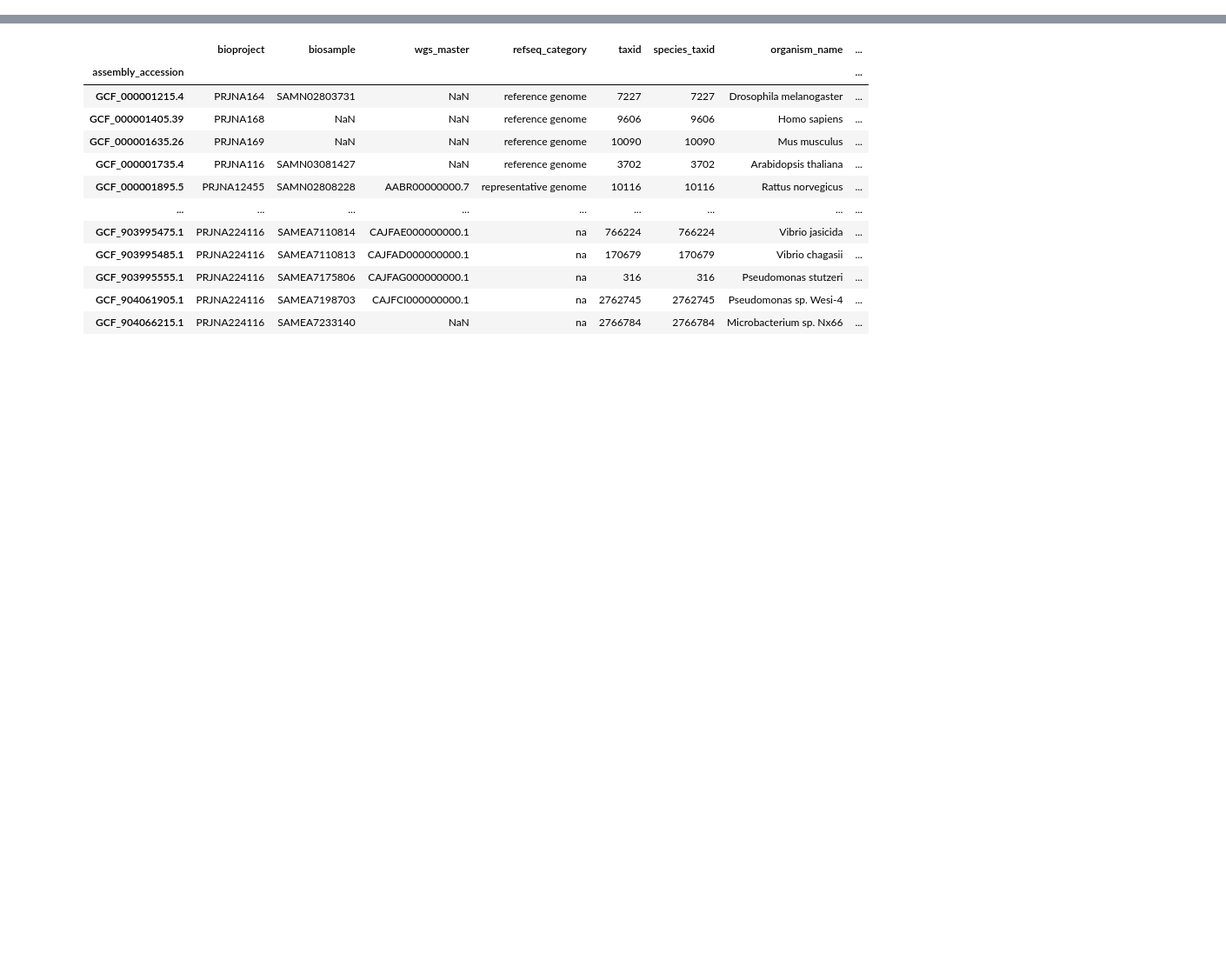
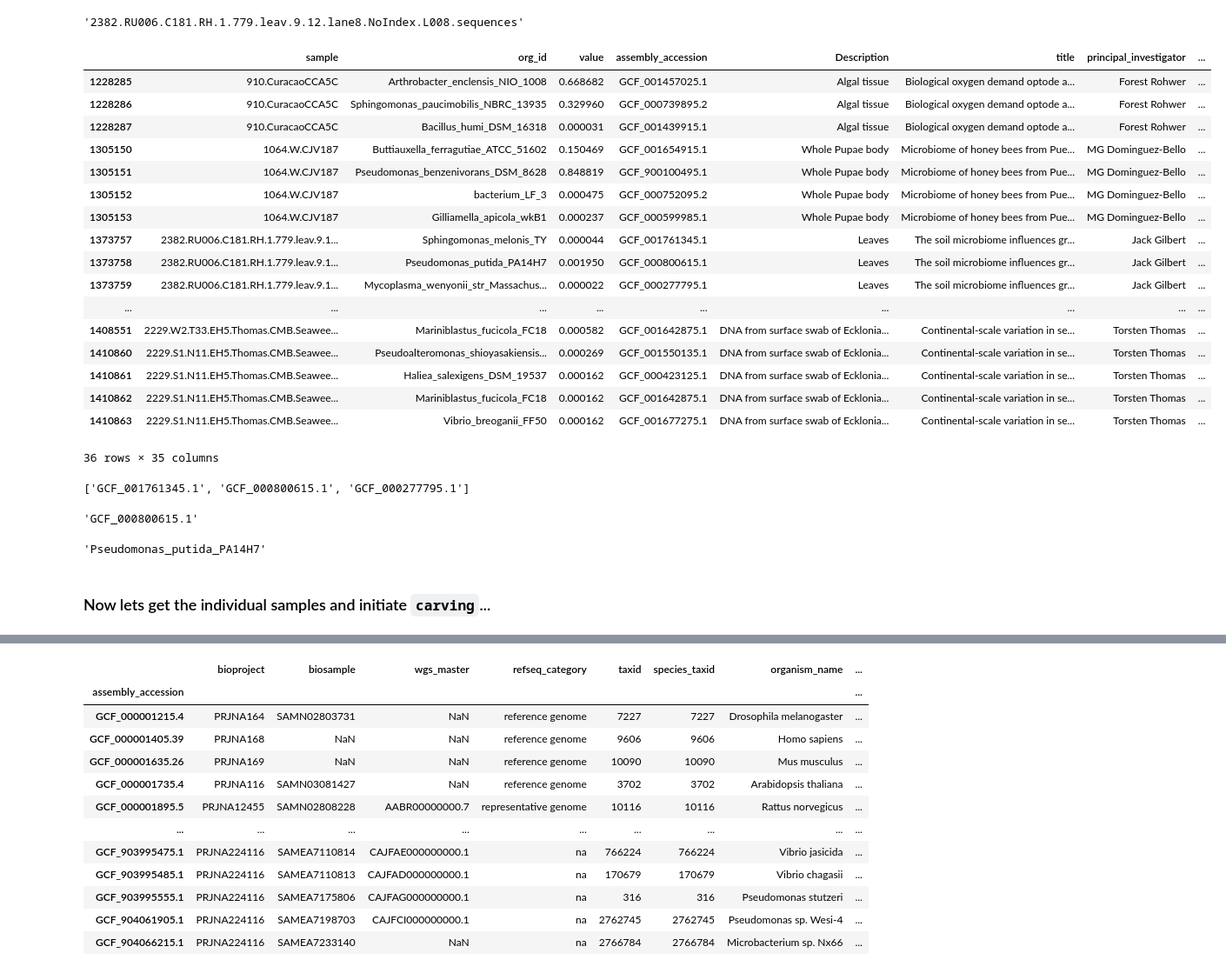
Before and after one commit to ferreirav/CMEEResearchProject, a Jupyter notebook: MiCRM_cross_feeding_project/notebooks/run_py_pipeline.ipynb, the cells around one changed output, grey strips where cells are left out. Shown: that part at 87% size. Saved outputs shown, nothing was run; the diff lists cells and outputs as text; code cells hidden in the pictures; blank space fills up the shorter version.

```diff
--- a/MiCRM_cross_feeding_project/notebooks/run_py_pipeline.ipynb
+++ b/MiCRM_cross_feeding_project/notebooks/run_py_pipeline.ipynb
@@ -10,0 +31,3 @@ from multiprocessing import Pool
+# %%
+# Lets just load samples with 4 species
+samples, samples_metadata = get_data(4)
@@ -10,0 +49,26 @@ from multiprocessing import Pool
+# %%
+sample_id = samples.iloc[6]
+sample_id
+# %% [output]
+'2382.RU006.C181.RH.1.779.leav.9.12.lane8.NoIndex.L008.sequences'
+# %%
+samples_metadata
+# %% [output]
+|  | sample | org_id | value | assembly_accession | Description | title | principal_investigator | ... |
+| 1228285 | 910.CuracaoCCA5C | Arthrobacter_enclensis_NIO_1008 | 0.668682 | GCF_001457025.1 | Algal tissue | Biological oxygen demand optode a... | Forest Rohwer | ... |
+| 1228286 | 910.CuracaoCCA5C | Sphingomonas_paucimobilis_NBRC_13935 | 0.329960 | GCF_000739895.2 | Algal tissue | Biological oxygen demand optode a... | Forest Rohwer | ... |
+| 1228287 | 910.CuracaoCCA5C | Bacillus_humi_DSM_16318 | 0.000031 | GCF_001439915.1 | Algal tissue | Biological oxygen demand optode a... | Forest Rohwer | ... |
+| 1305150 | 1064.W.CJV187 | Buttiauxella_ferragutiae_ATCC_51602 | 0.150469 | GCF_001654915.1 | Whole Pupae body | Microbiome of honey bees from Pue... | MG Dominguez-Bello | ... |
+| 1305151 | 1064.W.CJV187 | Pseudomonas_benzenivorans_DSM_8628 | 0.848819 | GCF_900100495.1 | Whole Pupae body | Microbiome of honey bees from Pue... | MG Dominguez-Bello | ... |
+| 1305152 | 1064.W.CJV187 | bacterium_LF_3 | 0.000475 | GCF_000752095.2 | Whole Pupae body | Microbiome of honey bees from Pue... | MG Dominguez-Bello | ... |
+| 1305153 | 1064.W.CJV187 | Gilliamella_apicola_wkB1 | 0.000237 | GCF_000599985.1 | Whole Pupae body | Microbiome of honey bees from Pue... | MG Dominguez-Bello | ... |
+| 1373757 | 2382.RU006.C181.RH.1.779.leav.9.1... | Sphingomonas_melonis_TY | 0.000044 | GCF_001761345.1 | Leaves | The soil microbiome influences gr... | Jack Gilbert | ... |
+| 1373758 | 2382.RU006.C181.RH.1.779.leav.9.1... | Pseudomonas_putida_PA14H7 | 0.001950 | GCF_000800615.1 | Leaves | The soil microbiome influences gr... | Jack Gilbert | ... |
+| 1373759 | 2382.RU006.C181.RH.1.779.leav.9.1... | Mycoplasma_wenyonii_str_Massachus... | 0.000022 | GCF_000277795.1 | Leaves | The soil microbiome influences gr... | Jack Gilbert | ... |
+| ... | ... | ... | ... | ... | ... | ... | ... | ... |
+| 1408551 | 2229.W2.T33.EH5.Thomas.CMB.Seawee... | Mariniblastus_fucicola_FC18 | 0.000582 | GCF_001642875.1 | DNA from surface swab of Ecklonia... | Continental-scale variation in se... | Torsten Thomas | ... |
+| 1410860 | 2229.S1.N11.EH5.Thomas.CMB.Seawee... | Pseudoalteromonas_shioyasakiensis... | 0.000269 | GCF_001550135.1 | DNA from surface swab of Ecklonia... | Continental-scale variation in se... | Torsten Thomas | ... |
+| 1410861 | 2229.S1.N11.EH5.Thomas.CMB.Seawee... | Haliea_salexigens_DSM_19537 | 0.000162 | GCF_000423125.1 | DNA from surface swab of Ecklonia... | Continental-scale variation in se... | Torsten Thomas | ... |
+| 1410862 | 2229.S1.N11.EH5.Thomas.CMB.Seawee... | Mariniblastus_fucicola_FC18 | 0.000162 | GCF_001642875.1 | DNA from surface swab of Ecklonia... | Continental-scale variation in se... | Torsten Thomas | ... |
+| 1410863 | 2229.S1.N11.EH5.Thomas.CMB.Seawee... | Vibrio_breoganii_FF50 | 0.000162 | GCF_001677275.1 | DNA from surface swab of Ecklonia... | Continental-scale variation in se... | Torsten Thomas | ... |
+36 rows × 35 columns
@@ -10,0 +77,16 @@ from multiprocessing import Pool
+# %%
+org_accessions = org_accessions.to_list()
+org_accessions
+# %% [output]
+['GCF_001761345.1', 'GCF_000800615.1', 'GCF_000277795.1']
+# %%
+org_accessions[1]
+# %% [output]
+'GCF_000800615.1'
+# %%
+org_id = sorted(set(samples_metadata.loc[samples_metadata['assembly_accession'] == org_accessions[1], 'org_id']))
+org_id[0]
+# %% [output]
+'Pseudomonas_putida_PA14H7'
+# %% [markdown]
+### Now lets get the individual samples and initiate `carving`...
```
Also changed, not shown: parts of 15 cells of this notebook, 22 other files.
